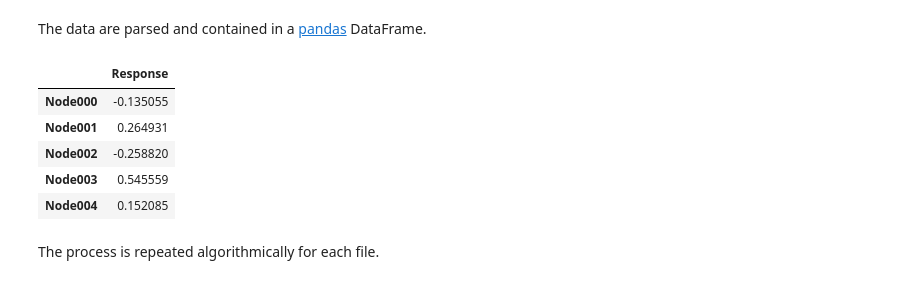
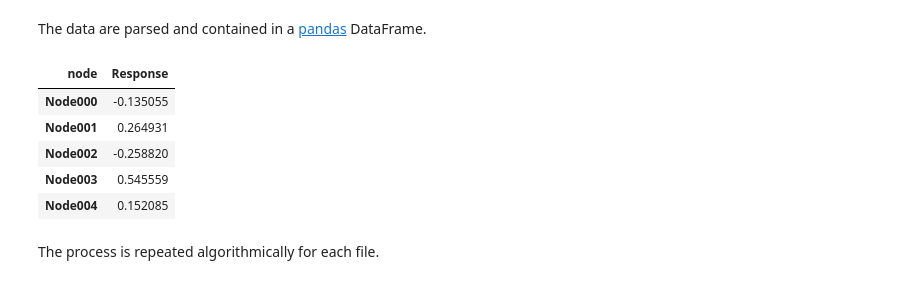
Before and after one commit to bit-lsi/BMDL2016, a Jupyter notebook: exercises/exercise01.ipynb, the cells around one changed output. Saved outputs shown, nothing was run; the diff lists cells and outputs as text; code cells hidden in the pictures.

```diff
--- a/exercises/exercise01.ipynb
+++ b/exercises/exercise01.ipynb
@@ -32,10 +34,12 @@ The data are parsed and contained in a [pandas](http://pandas.pydata.org/pandas-
 # %%
 import pandas
 
 df = pd.read_csv(rio, header=0, index_col=0)
+df.columns.name = 'node'
+
 df.head()
 # %% [output]
-|  | Response |
+| node | Response |
 | Node000 | -0.135055 |
 | Node001 | 0.264931 |
 | Node002 | -0.258820 |
```
Also changed, not shown: parts of 14 cells of this notebook, 1 other file.
